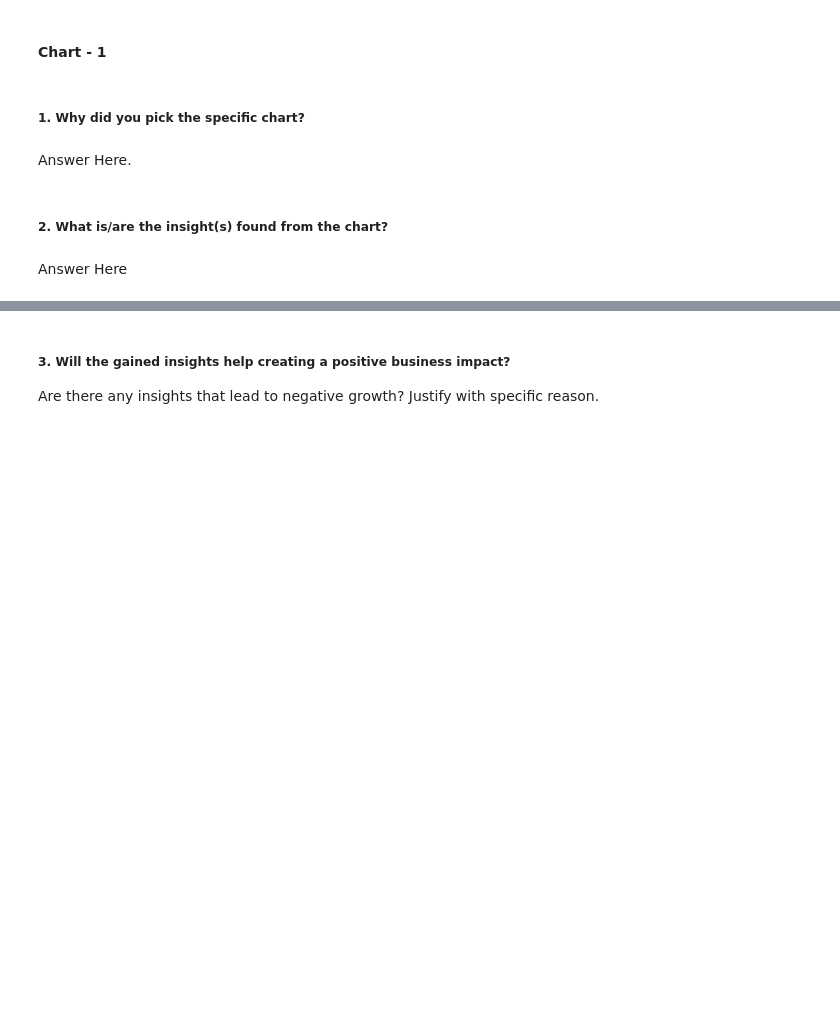
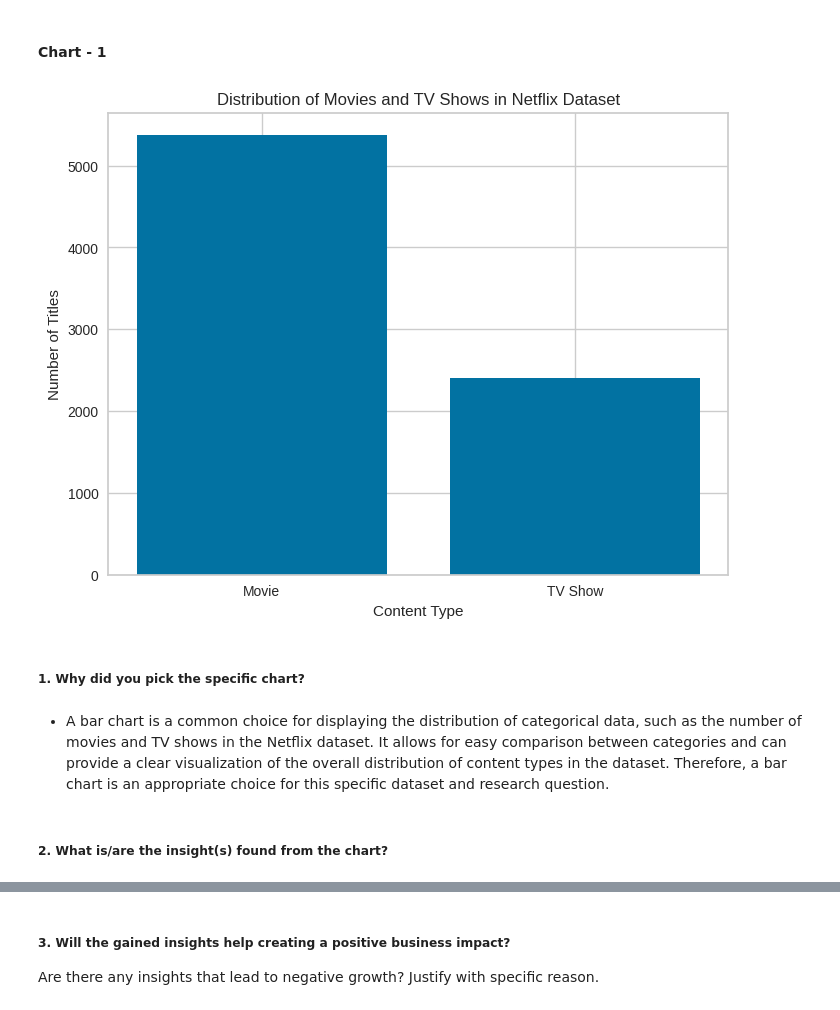
Before and after one commit to Navjotkhatri/NETFLIX-MOVIES-AND-TV-SHOWS-CLUSTERING, a Jupyter notebook: NETFLIX_MOVIES_AND_TV_SHOWS_CLUSTERING.ipynb, the cells around one changed output, grey strips where cells are left out. Saved outputs shown, nothing was run; the diff lists cells and outputs as text; code cells hidden in the pictures; blank space fills up the shorter version.

```diff
--- a/NETFLIX_MOVIES_AND_TV_SHOWS_CLUSTERING.ipynb
+++ b/NETFLIX_MOVIES_AND_TV_SHOWS_CLUSTERING.ipynb
@@ -427,8 +425,16 @@ print(df['rating'].unique())
+# %%
+# Chart - 1 visualization code
+type_counts = df['type'].value_counts()
+plt.bar(type_counts.index, type_counts.values)
+plt.xlabel('Content Type')
+plt.ylabel('Number of Titles')
+plt.title('Distribution of Movies and TV Shows in Netflix Dataset')
+plt.show()
+# %% [output]
+[figure, added]
 # %% [markdown]
 ##### 1. Why did you pick the specific chart?
-# %% [markdown]
-Answer Here.
+# %% [markdown]
+* A bar chart is a common choice for displaying the distribution of categorical data, such as the number of movies and TV shows in the Netflix dataset. It allows for easy comparison between categories and can provide a clear visualization of the overall distribution of content types in the dataset. Therefore, a bar chart is an appropriate choice for this specific dataset and research question.
 # %% [markdown]
 ##### 2. What is/are the insight(s) found from the chart?
-# %% [markdown]
-Answer Here
```
Also changed, not shown: parts of 12 cells of this notebook.
